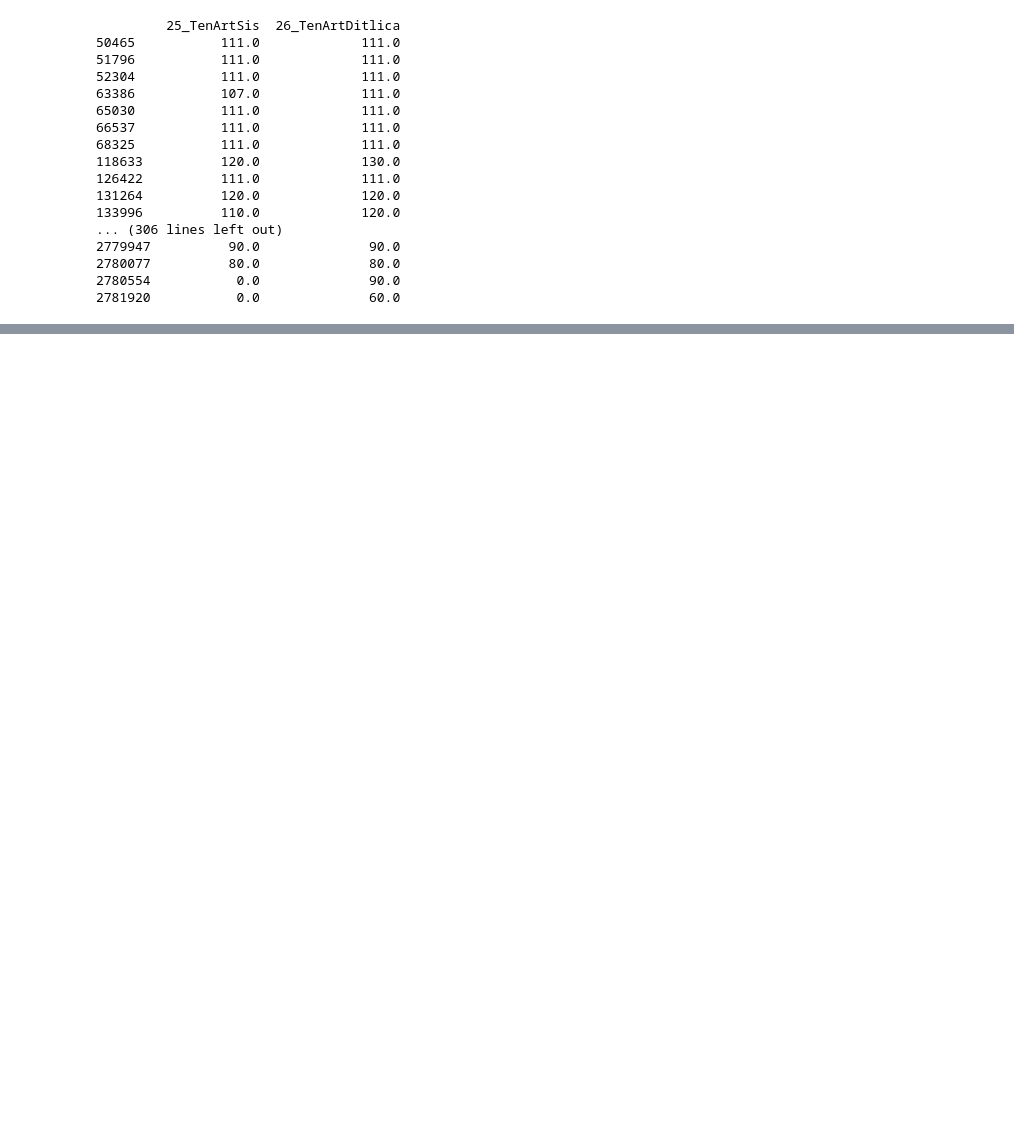
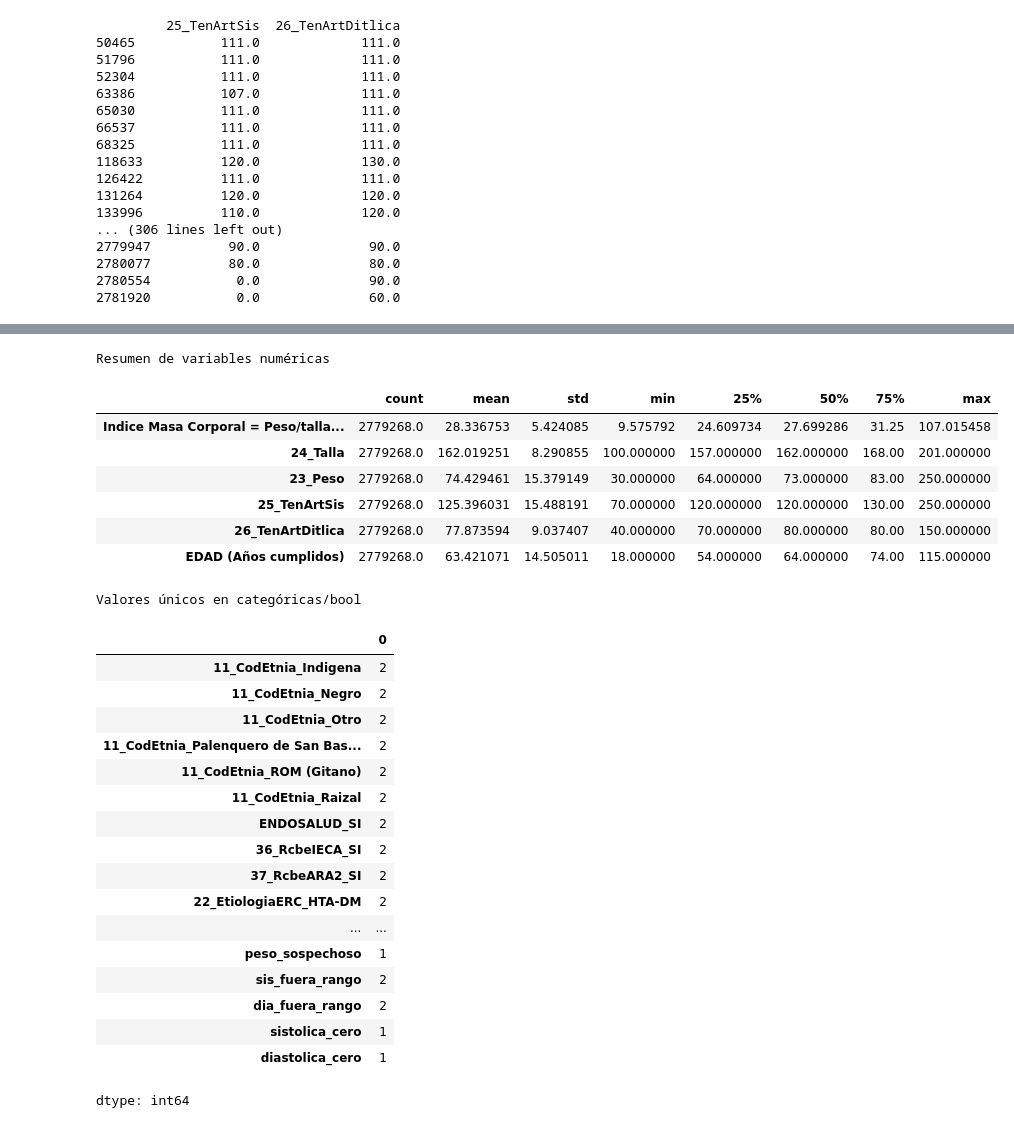
Before and after one commit to elkofix/cardiac-risk-db, a Jupyter notebook: explorative_data_analysis.ipynb, the cells around one changed output, grey strips where cells are left out. Saved outputs shown, nothing was run; the diff lists cells and outputs as text; code cells hidden in the pictures; blank space fills up the shorter version.

```diff
--- a/explorative_data_analysis.ipynb
+++ b/explorative_data_analysis.ipynb
@@ -440,0 +548,30 @@ df = df.drop(errores_sis_dia.index)
+# %%
+resumen = resumen_dataframe(df)
+# %% [output]
+Resumen de variables numéricas
+|  | count | mean | std | min | 25% | 50% | 75% | max |
+| Indice Masa Corporal = Peso/talla... | 2779268.0 | 28.336753 | 5.424085 | 9.575792 | 24.609734 | 27.699286 | 31.25 | 107.015458 |
+| 24_Talla | 2779268.0 | 162.019251 | 8.290855 | 100.000000 | 157.000000 | 162.000000 | 168.00 | 201.000000 |
+| 23_Peso | 2779268.0 | 74.429461 | 15.379149 | 30.000000 | 64.000000 | 73.000000 | 83.00 | 250.000000 |
+| 25_TenArtSis | 2779268.0 | 125.396031 | 15.488191 | 70.000000 | 120.000000 | 120.000000 | 130.00 | 250.000000 |
+| 26_TenArtDitlica | 2779268.0 | 77.873594 | 9.037407 | 40.000000 | 70.000000 | 80.000000 | 80.00 | 150.000000 |
+| EDAD (Años cumplidos) | 2779268.0 | 63.421071 | 14.505011 | 18.000000 | 54.000000 | 64.000000 | 74.00 | 115.000000 |
+Valores únicos en categóricas/bool
+|  | 0 |
+| 11_CodEtnia_Indigena | 2 |
+| 11_CodEtnia_Negro | 2 |
+| 11_CodEtnia_Otro | 2 |
+| 11_CodEtnia_Palenquero de San Bas... | 2 |
+| 11_CodEtnia_ROM (Gitano) | 2 |
+| 11_CodEtnia_Raizal | 2 |
+| ENDOSALUD_SI | 2 |
+| 36_RcbeIECA_SI | 2 |
+| 37_RcbeARA2_SI | 2 |
+| 22_EtiologiaERC_HTA-DM | 2 |
+| ... | ... |
+| peso_sospechoso | 1 |
+| sis_fuera_rango | 2 |
+| dia_fuera_rango | 2 |
+| sistolica_cero | 1 |
+| diastolica_cero | 1 |
+dtype: int64
```
Also changed, not shown: parts of 15 cells of this notebook.
